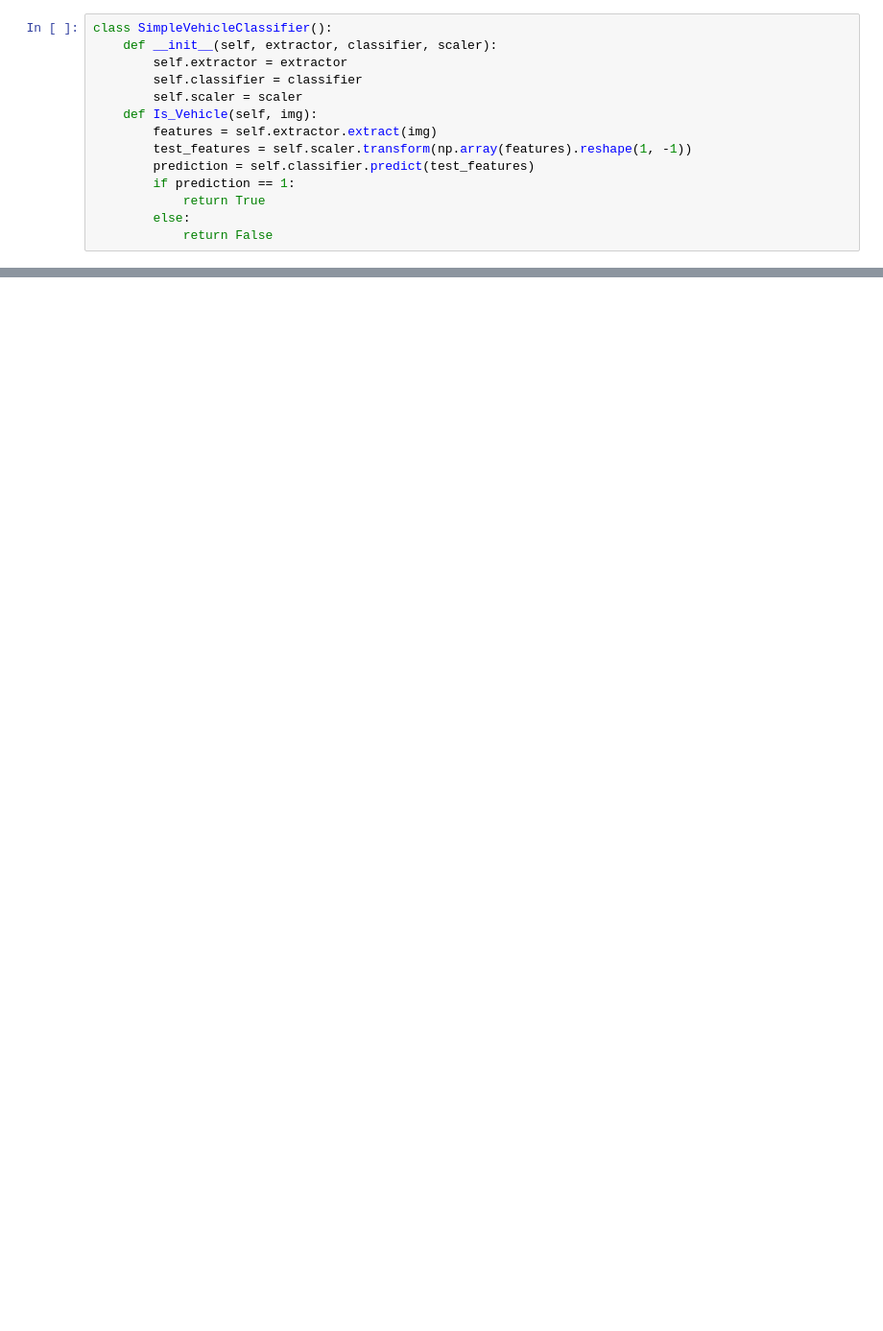
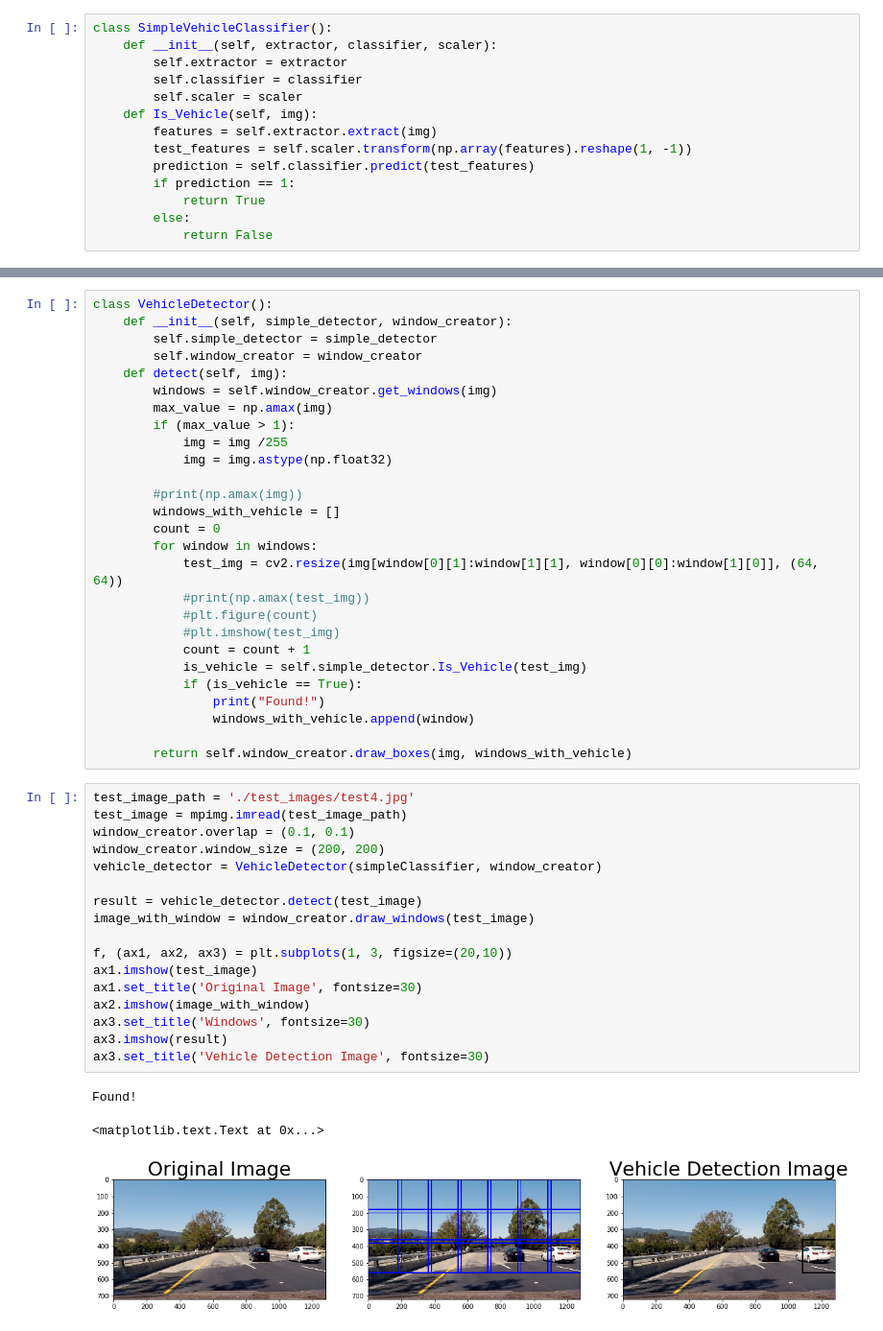
Before and after one commit to Maesla/Vehicle-Detection, a Jupyter notebook: vehicle_detection.ipynb, the cells around one changed output, grey strips where cells are left out. Shown at 96% size. Drawn from its saved outputs; the diff is of its cells as text; blank space fills up the shorter version.

```diff
--- a/vehicle_detection.ipynb
+++ b/vehicle_detection.ipynb
@@ -431,0 +433,48 @@ NameError: name 'features' is not defined
+# %%
+class VehicleDetector():
+    def __init__(self, simple_detector, window_creator):
+        self.simple_detector = simple_detector
+        self.window_creator = window_creator
+    def detect(self, img):
+        windows = self.window_creator.get_windows(img)
+        max_value = np.amax(img)
+        if (max_value > 1):
+            img = img /255
+            img = img.astype(np.float32)
+
+        #print(np.amax(img))
+        windows_with_vehicle = []
+        count = 0
+        for window in windows:
+            test_img = cv2.resize(img[window[0][1]:window[1][1], window[0][0]:window[1][0]], (64, 64))
+            #print(np.amax(test_img))
+            #plt.figure(count)
+            #plt.imshow(test_img)
+            count = count + 1
+            is_vehicle = self.simple_detector.Is_Vehicle(test_img)
+            if (is_vehicle == True):
+                print("Found!")
+                windows_with_vehicle.append(window)
+
+        return self.window_creator.draw_boxes(img, windows_with_vehicle)
+# %%
+test_image_path = './test_images/test4.jpg'
+test_image = mpimg.imread(test_image_path)
+window_creator.overlap = (0.1, 0.1)
+window_creator.window_size = (200, 200)
+vehicle_detector = VehicleDetector(simpleClassifier, window_creator)
+
+result = vehicle_detector.detect(test_image)
+image_with_window = window_creator.draw_windows(test_image)
+
+f, (ax1, ax2, ax3) = plt.subplots(1, 3, figsize=(20,10))
+ax1.imshow(test_image)
+ax1.set_title('Original Image', fontsize=30)
+ax2.imshow(image_with_window)
+ax3.set_title('Windows', fontsize=30)
+ax3.imshow(result)
+ax3.set_title('Vehicle Detection Image', fontsize=30)
+# %% [output]
+Found!
+<matplotlib.text.Text at 0x...>
+[figure, added]
```
Also changed, not shown: parts of 9 cells of this notebook, 2 other files.
